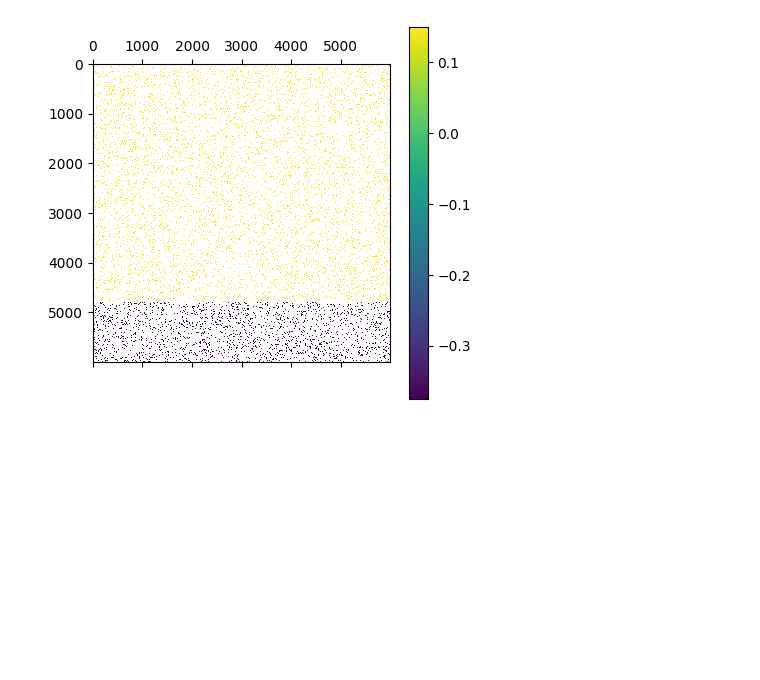
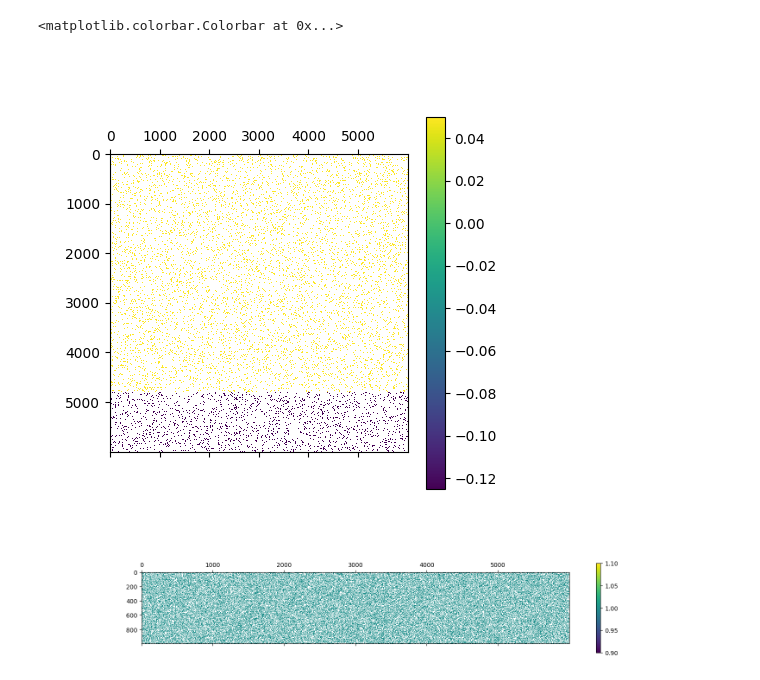
Before and after one commit to fvdveen/seizenet, a Jupyter notebook: rnn.ipynb, the cells around one changed output. Saved outputs shown, nothing was run; the diff lists cells and outputs as text; code cells hidden in the pictures; blank space fills up the shorter version.

Commit message:
Model updates

```diff
--- a/rnn.ipynb
+++ b/rnn.ipynb
@@ -9,27 +12,39 @@ import brian2
 # brian2.set_device("cuda_standalone")
 # %%
 import random
-random.seed(0)
+seed = 0
+random.seed(seed)
+np.random.seed(seed)
 
 from brian2 import ms, mV, uA, cm
 
 N=6000
 
-synapticWeight = 0.15
+synapticWeight = 0.1
 fInhibition = 2.5
 
 wE = synapticWeight
 wI = -fInhibition*synapticWeight
 
-net = model.Model(N, 0.8, params={"poisson_step": 10 * mV}, pEE=0.1, wEE=wE, pEI=0.1, wEI=wE, pIE=0.1, wIE=wI, pII=0.1, wII=wI, binary = True)
+net = model.Model(N, 0.8, params={"poisson_step": 0.17 * mV}, pPoisson=0.5, pEE=0.1, wEE=wE, pEI=0.1, wEI=wE, pIE=0.1, wIE=wI, pII=0.1, wII=wI, binary = True)
 
-# Create a matrix to store the weights and fill it with NaN
-connmat = np.full((N, N), np.nan)
-# Insert the values from the Synapses object
-connmat[net.synapses.i[:], net.synapses.j[:]] = net.synapses.w[:]
+# # Create a matrix to store the weights and fill it with NaN
+# connmat = np.full((N, N), np.nan)
+# # Insert the values from the Synapses object
+# connmat[net.synapses.i[:], net.synapses.j[:]] = net.synapses.w[:]
+connmat = np.matrix.copy(net.mat)
+connmat[connmat == 0] = np.nan
+# plt.figure(1)
 plt.matshow(connmat)
 plt.colorbar()
-plt.show()
+
+W = np.full((net.params["poisson_factor"], N), np.nan)
+# Insert the values from the Synapses object
+W[net.poissonSynapses.i[:], net.poissonSynapses.j[:]] = net.poissonSynapses.w[:]
+plt.matshow(W)
+plt.colorbar()
 # %% [output]
+<matplotlib.colorbar.Colorbar at 0x...>
-[figure, old version]
+[figure, new version]
+[figure, added]
 # %%
```
Also changed, not shown: parts of 4 cells of this notebook, 2 other files.
